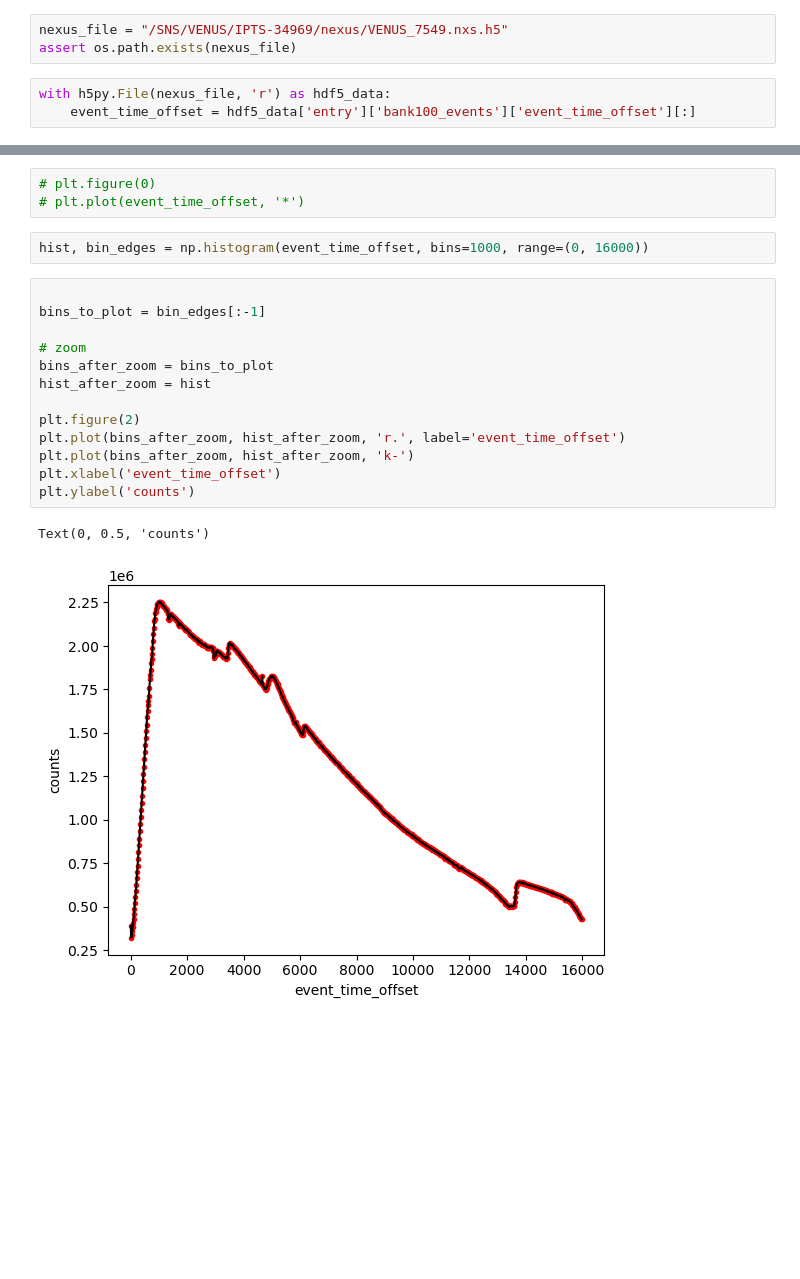
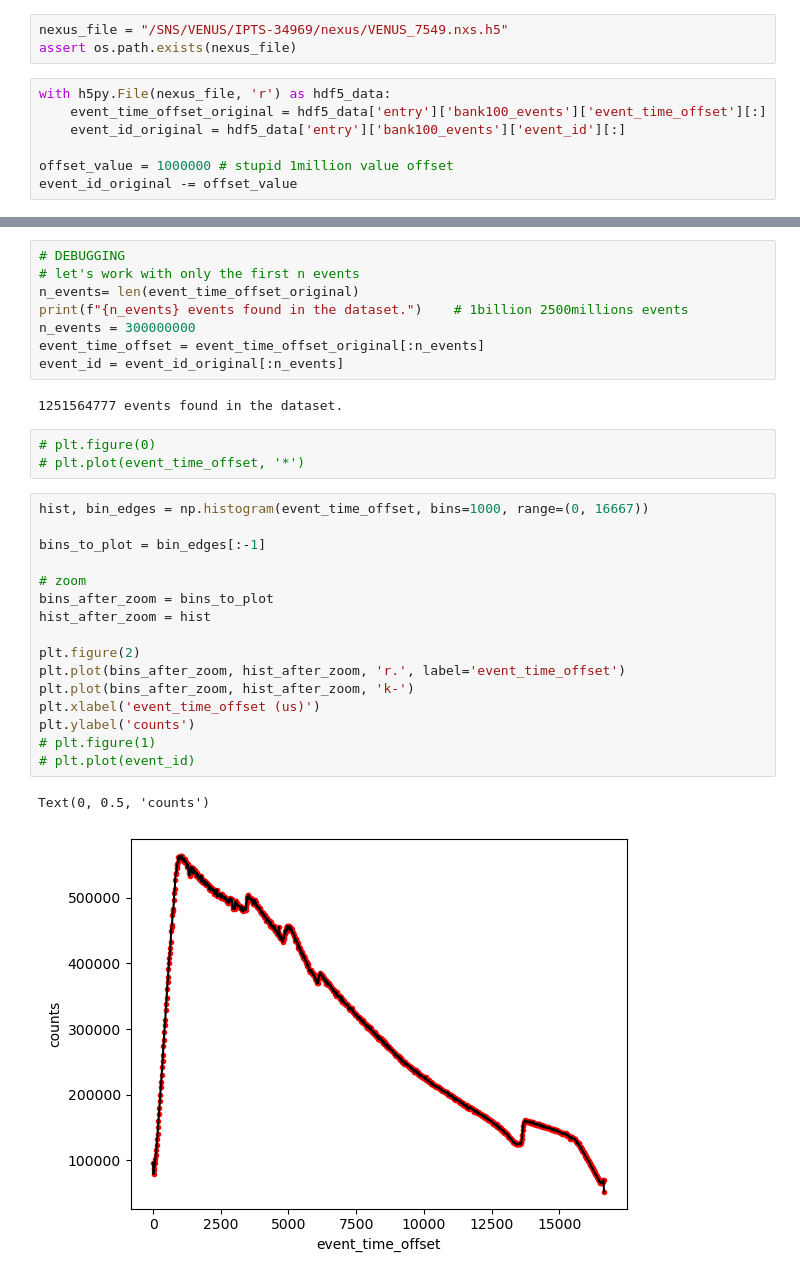
Before and after one commit to ornlneutronimaging/all_venus_scripts, a Jupyter notebook: tpx3/plot_event_counts_from_nexus.ipynb, the cells around one changed output, grey strips where cells are left out. Cells and saved outputs as stored; diff of their text form; blank space fills up the shorter version.

Commit message:
investigation of event counts from NeXus.

```diff
--- a/tpx3/plot_event_counts_from_nexus.ipynb
+++ b/tpx3/plot_event_counts_from_nexus.ipynb
@@ -9,4 +9,8 @@ nexus_file = "/SNS/VENUS/IPTS-34969/nexus/VENUS_7549.nxs.h5"
 assert os.path.exists(nexus_file)
 # %%
 with h5py.File(nexus_file, 'r') as hdf5_data:
-    event_time_offset = hdf5_data['entry']['bank100_events']['event_time_offset'][:]
+    event_time_offset_original = hdf5_data['entry']['bank100_events']['event_time_offset'][:]
+    event_id_original = hdf5_data['entry']['bank100_events']['event_id'][:]
+
+offset_value = 1000000 # stupid 1million value offset
+event_id_original -= offset_value
@@ -13,21 +23,32 @@ with h5py.File(nexus_file, 'r') as hdf5_data:
+# %%
+# DEBUGGING
+# let's work with only the first n events
+n_events= len(event_time_offset_original)
+print(f"{n_events} events found in the dataset.")    # 1billion 2500millions events
+n_events = 300000000
+event_time_offset = event_time_offset_original[:n_events]
+event_id = event_id_original[:n_events]
+# %% [output]
+1251564777 events found in the dataset.
 # %%
 # plt.figure(0)
 # plt.plot(event_time_offset, '*')
-# %%
-hist, bin_edges = np.histogram(event_time_offset, bins=1000, range=(0, 16000))
 # %%
+hist, bin_edges = np.histogram(event_time_offset, bins=1000, range=(0, 16667))
 
 bins_to_plot = bin_edges[:-1]
 
 # zoom
 bins_after_zoom = bins_to_plot
 hist_after_zoom = hist
 
 plt.figure(2)
 plt.plot(bins_after_zoom, hist_after_zoom, 'r.', label='event_time_offset')
 plt.plot(bins_after_zoom, hist_after_zoom, 'k-')
-plt.xlabel('event_time_offset')
+plt.xlabel('event_time_offset (us)')
 plt.ylabel('counts')
+# plt.figure(1)
+# plt.plot(event_id)
 # %% [output]
 Text(0, 0.5, 'counts')
-[figure, old version]
+[figure, new version]
```
Also changed, not shown: parts of 14 cells of this notebook, 1 other file.
